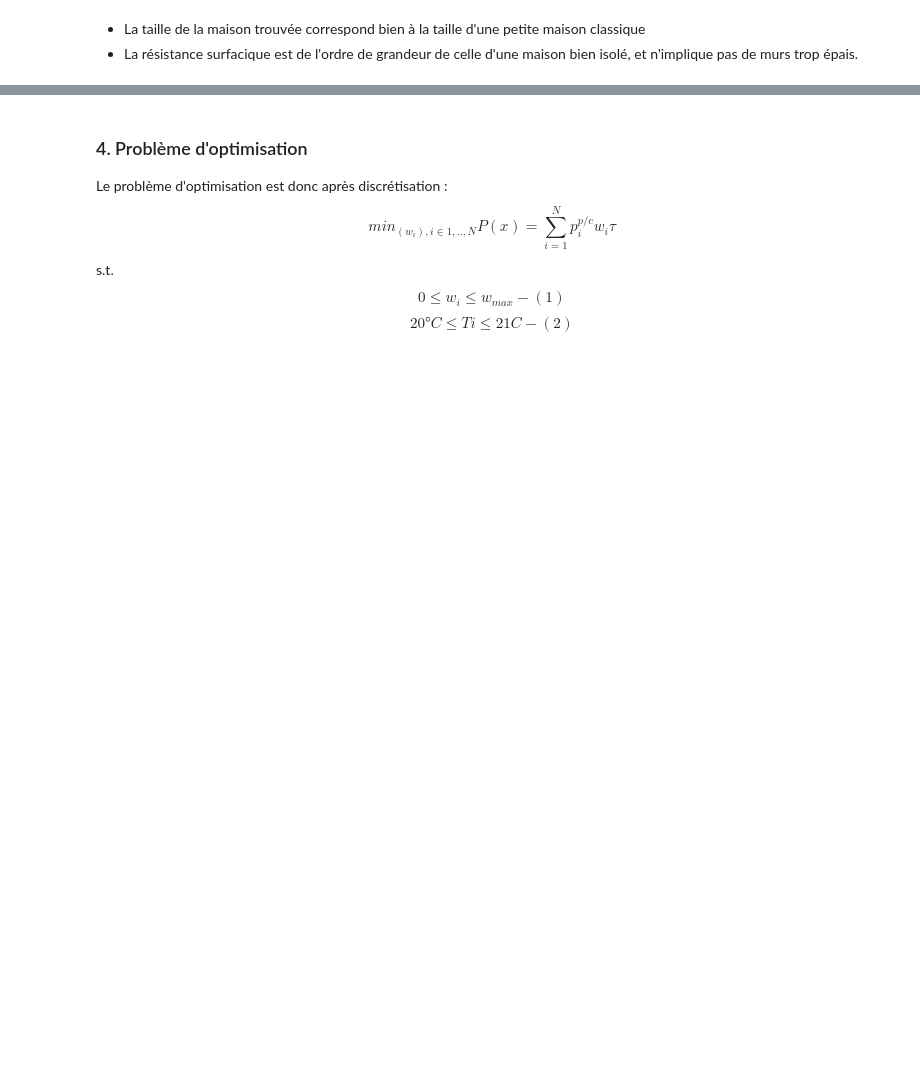
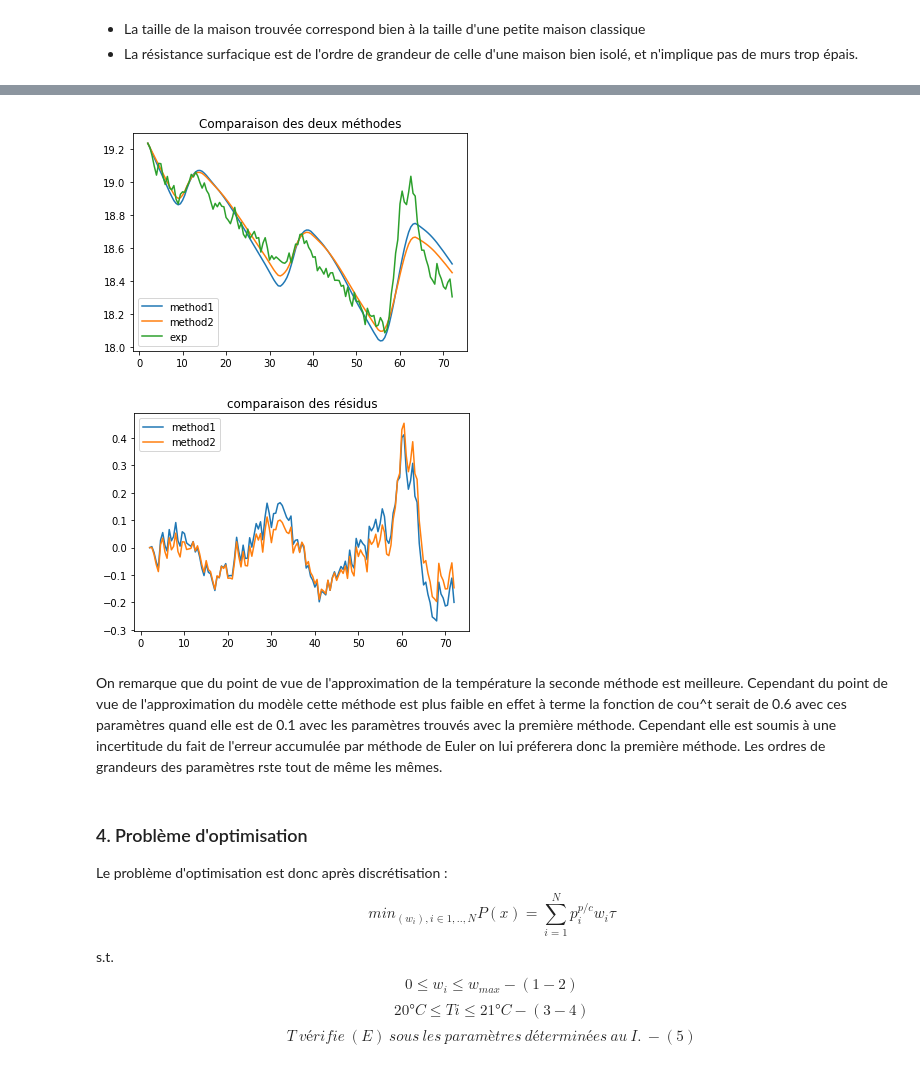
Before and after one commit to paplessix/proj_opti_S2, a Jupyter notebook: model.ipynb, the cells around one changed output, grey strips where cells are left out. Drawn from its saved outputs; the diff is of its cells as text; code cells hidden in the pictures; blank space fills up the shorter version.

```diff
--- a/model.ipynb
+++ b/model.ipynb
@@ -164,8 +273,28 @@ On vérifie bien que la constante de temps de notre modèle $\delta = C.R_{th}$
+# %%
+# Comparaison
+plt.plot(heure, model1[1:], label = 'method1')
+plt.plot(heure, model2, label = 'method2')
+plt.plot(heure, T_int, label = 'exp')
+plt.legend()
+plt.title('Comparaison des deux méthodes')
+plt.show()
+
+plt.plot(heure, T_int - model1[1:], label = 'method1')
+plt.plot(heure, T_int-model2, label = "method2")
+plt.legend()
+plt.title('comparaison des résidus')
+plt.show()
+# %% [output]
+[figure, added]
+[figure, added]
+# %% [markdown]
+On remarque que du point de vue de l'approximation de la température la seconde méthode est meilleure. Cependant du point de vue de l'approximation du modèle cette méthode est plus faible en effet à terme la fonction de cou^t serait de 0.6 avec ces paramètres quand elle est de 0.1 avec les paramètres trouvés avec la première méthode. Cependant elle est soumis à une incertitude du fait de l'erreur accumulée par méthode de Euler on lui préferera donc la première méthode. Les ordres de grandeurs des paramètres rste tout de même les mêmes.
 # %% [markdown]
 ### 4. Problème d'optimisation
 
 Le problème d'optimisation est donc après discrétisation :
 $$ {min}_{(w_i), i\in {1,..,N}} P(x)= \sum_{i=1}^N{p}_i^{p/c}w_i\tau $$
 s.t.
-$$ 0 \leq w_i \leq w_{max} -(1) $$
-$$  20 ° C \leq Ti \leq 21 C - (2)$$
+$$ 0 \leq w_i \leq w_{max} -(1-2) $$
+$$  20 ° C \leq Ti \leq 21°C - (3-4)$$
+$$ T  \ vérifie \ (E) \ sous \ les \ paramètres \ déterminées\ au \  I.\ -(5)$$
```
Also changed, not shown: parts of 15 cells of this notebook.
